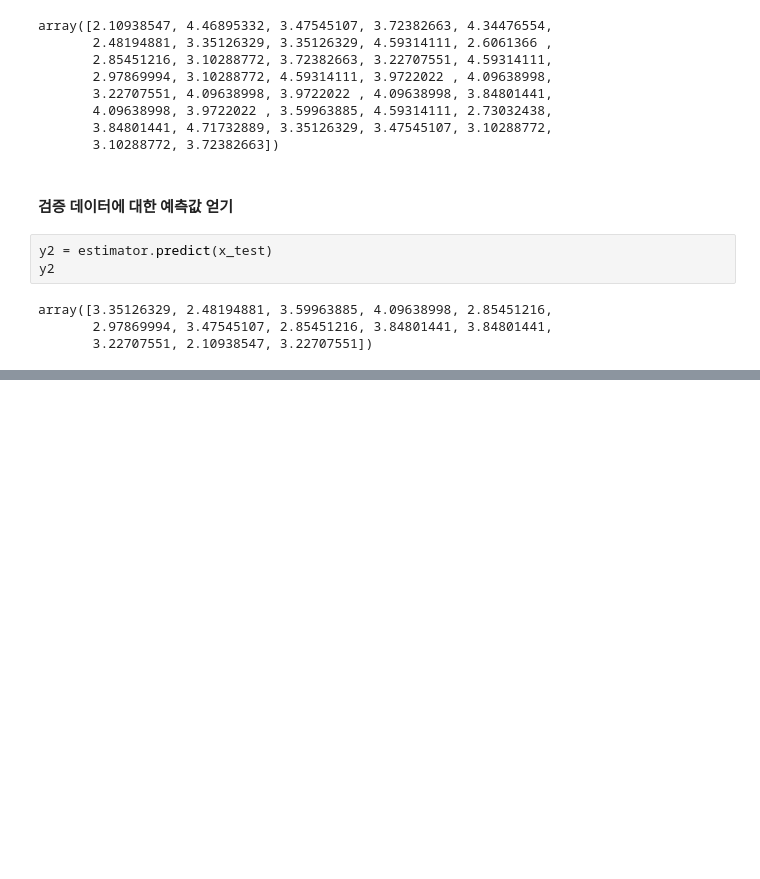
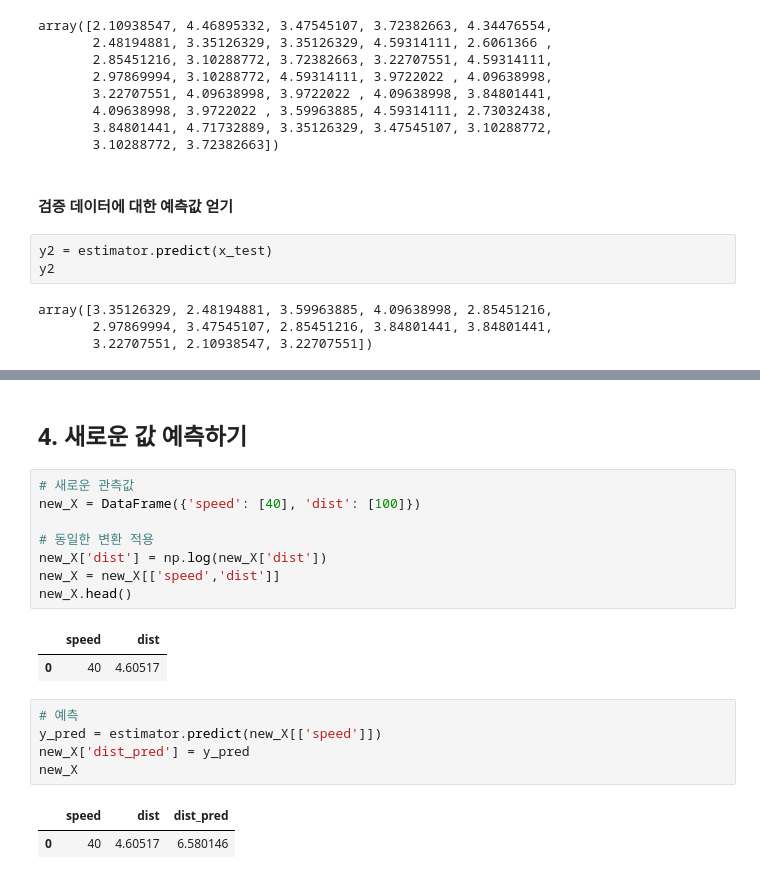
Before and after one commit to JAEYONG0303/For-python-, a Jupyter notebook: LAB 10. 머신러닝/LAB 8. 지도학습-단순선형회귀.ipynb, the cells around one changed output, grey strips where cells are left out. Saved outputs shown, nothing was run; the diff lists cells and outputs as text; blank space fills up the shorter version.

```diff
--- a/LAB 10. 머신러닝/LAB 8. 지도학습-단순선형회귀.ipynb
+++ b/LAB 10. 머신러닝/LAB 8. 지도학습-단순선형회귀.ipynb
@@ -259,0 +310,21 @@ array([3.35126329, 2.48194881, 3.59963885, 4.09638998, 2.85451216,
+# %% [markdown]
+## 4. 새로운 값 예측하기
+# %%
+# 새로운 관측값
+new_X = DataFrame({'speed': [40], 'dist': [100]})
+
+# 동일한 변환 적용
+new_X['dist'] = np.log(new_X['dist'])
+new_X = new_X[['speed','dist']]
+new_X.head()
+# %% [output]
+|  | speed | dist |
+| 0 | 40 | 4.60517 |
+# %%
+# 예측
+y_pred = estimator.predict(new_X[['speed']])
+new_X['dist_pred'] = y_pred
+new_X
+# %% [output]
+|  | speed | dist | dist_pred |
+| 0 | 40 | 4.60517 | 6.580146 |
```
Also changed, not shown: parts of 1 cell of this notebook, 7 other files.
